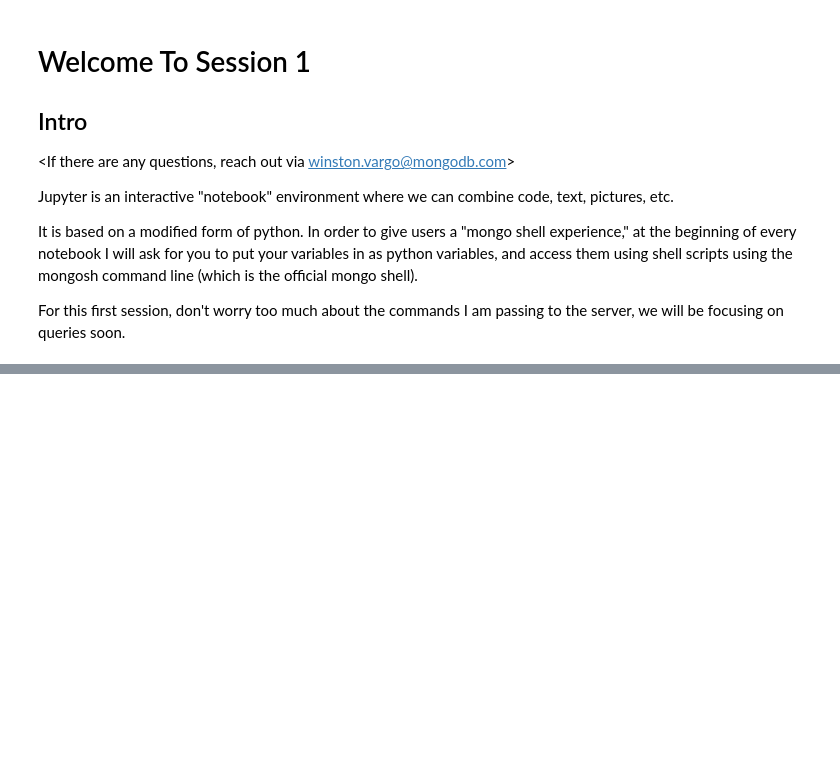
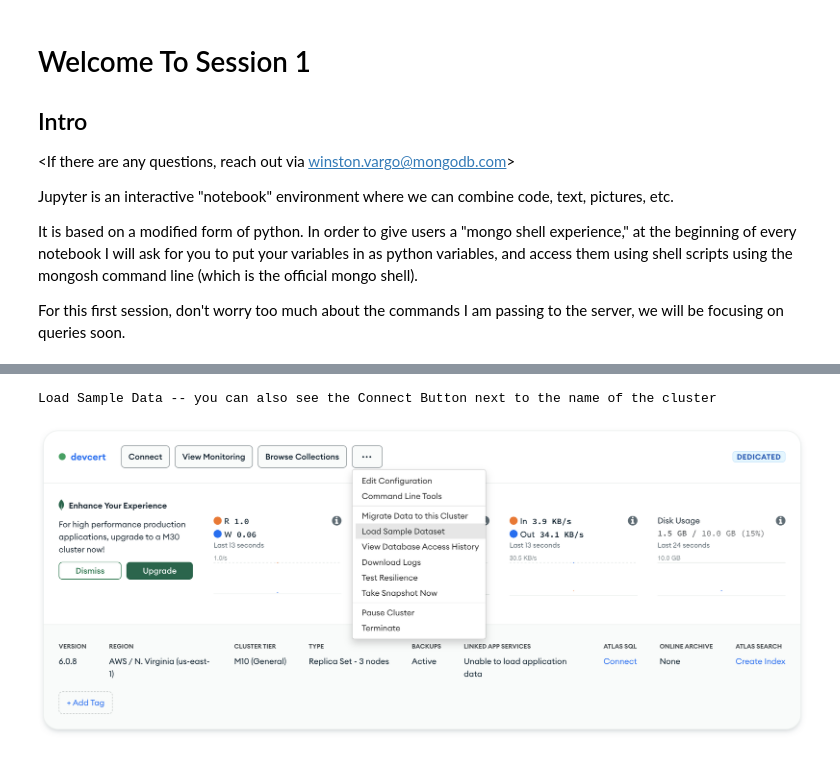
Before and after one commit to MongoWinston/devCert, a Jupyter notebook: 1.ipynb, the cells around one changed output, grey strips where cells are left out. Cells and saved outputs as stored; diff of their text form; code cells hidden in the pictures; blank space fills up the shorter version.

```diff
--- a/1.ipynb
+++ b/1.ipynb
@@ -12 +33,7 @@ For this first session, don't worry too much about the commands I am passing to
+# %%
+print("Load Sample Data -- you can also see the Connect Button next to the name of the cluster")
+display.Image("../../ubuntu/loadSampleData.png")
+# %% [output]
+Load Sample Data -- you can also see the Connect Button next to the name of the cluster
+[figure, added]
 # %% [markdown]
```
Also changed, not shown: parts of 13 cells of this notebook.
